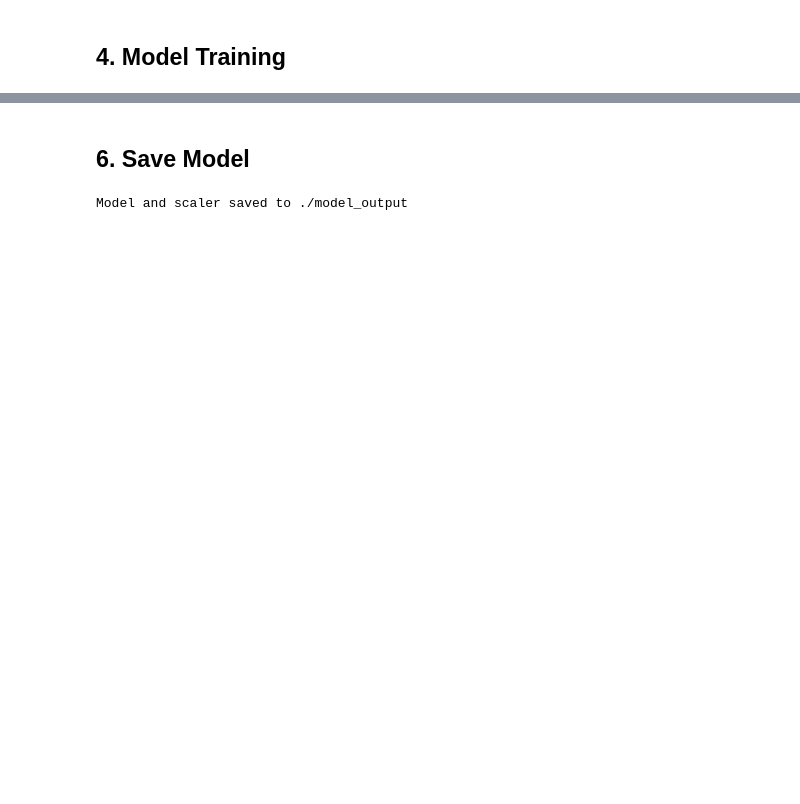
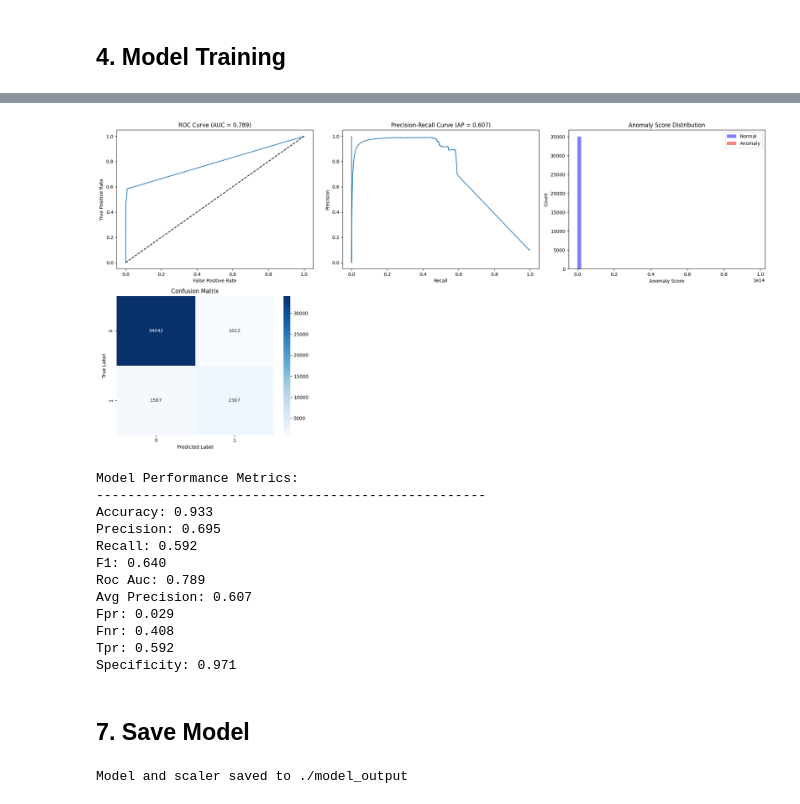
Before and after one commit to dogrod/quadcopter-research, a Jupyter notebook: ML/wifi.ipynb, the cells around one changed output, grey strips where cells are left out. Saved outputs shown, nothing was run; the diff lists cells and outputs as text; code cells hidden in the pictures; blank space fills up the shorter version.

```diff
--- a/ML/wifi.ipynb
+++ b/ML/wifi.ipynb
@@ -266,0 +399,6 @@ model, scaler = train_isolation_forest(features_df)
+# %%
+# Select best model
+best_model_name = max(model_results.items(), key=lambda x: x[1]['silhouette'])[0]
+best_model = model_results[best_model_name]['model']
+
+print(f"Best model: {best_model_name}")
@@ -326,5 +470,68 @@ Note: Silhouette Score ranges from -1 to 1, where higher values indicate better-
+# %%
+def plot_evaluation_results(y_true, y_pred, scores, metrics):
+    fig = plt.figure(figsize=(20, 10))
+
+    # 1. ROC Curve
+    plt.subplot(2, 3, 1)
+    fpr, tpr, _ = roc_curve(y_true, scores)
+    plt.plot(fpr, tpr)
+    plt.plot([0, 1], [0, 1], 'k--')
+    plt.title(f'ROC Curve (AUC = {metrics["roc_auc"]:.3f})')
+    plt.xlabel('False Positive Rate')
+    plt.ylabel('True Positive Rate')
+
+    # 2. Precision-Recall Curve
+    plt.subplot(2, 3, 2)
+    precision, recall, _ = precision_recall_curve(y_true, scores)
+    plt.plot(recall, precision)
+    plt.title(f'Precision-Recall Curve (AP = {metrics["avg_precision"]:.3f})')
+    plt.xlabel('Recall')
+    plt.ylabel('Precision')
+
+    # 3. Score Distribution
+    plt.subplot(2, 3, 3)
+    plt.hist(scores[y_true == 0], bins=50, alpha=0.5, label='Normal', color='blue')
+    plt.hist(scores[y_true == 1], bins=50, alpha=0.5, label='Anomaly', color='red')
+    plt.title('Anomaly Score Distribution')
+    plt.xlabel('Anomaly Score')
+    plt.ylabel('Count')
+    plt.legend()
+
+    # 4. Confusion Matrix
+    plt.subplot(2, 3, 4)
+    cm = confusion_matrix(y_true, y_pred)
+    sns.heatmap(cm, annot=True, fmt='d', cmap='Blues')
+    plt.title('Confusion Matrix')
+    plt.ylabel('True Label')
+    plt.xlabel('Predicted Label')
+
+    plt.tight_layout()
+    plt.show()
+
+# Plot results
+plot_evaluation_results(y_test, predictions, scores, metrics)
+
+# Print metrics
+print("\nModel Performance Metrics:")
+print("-" * 50)
+for metric, value in metrics.items():
+    print(f"{metric.replace('_', ' ').title()}: {value:.3f}")
+# %% [output]
+[figure, added]
+Model Performance Metrics:
+--------------------------------------------------
+Accuracy: 0.933
+Precision: 0.695
+Recall: 0.592
+F1: 0.640
+Roc Auc: 0.789
+Avg Precision: 0.607
+Fpr: 0.029
+Fnr: 0.408
+Tpr: 0.592
+Specificity: 0.971
 # %% [markdown]
-## 6. Save Model
+## 7. Save Model
 # %%
 def save_model(model, scaler, output_dir):
     """
```
Also changed, not shown: parts of 14 cells of this notebook, 4 other files.
